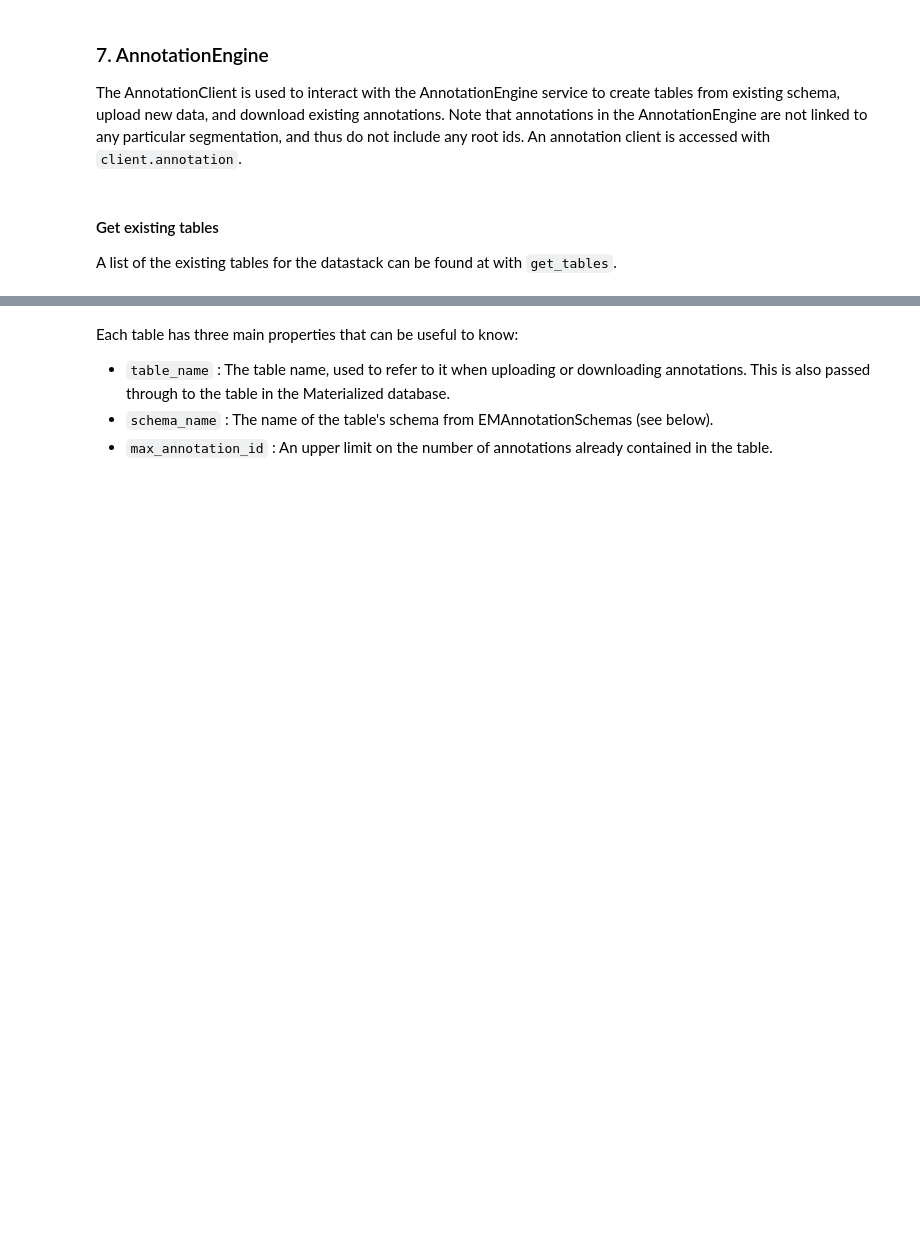
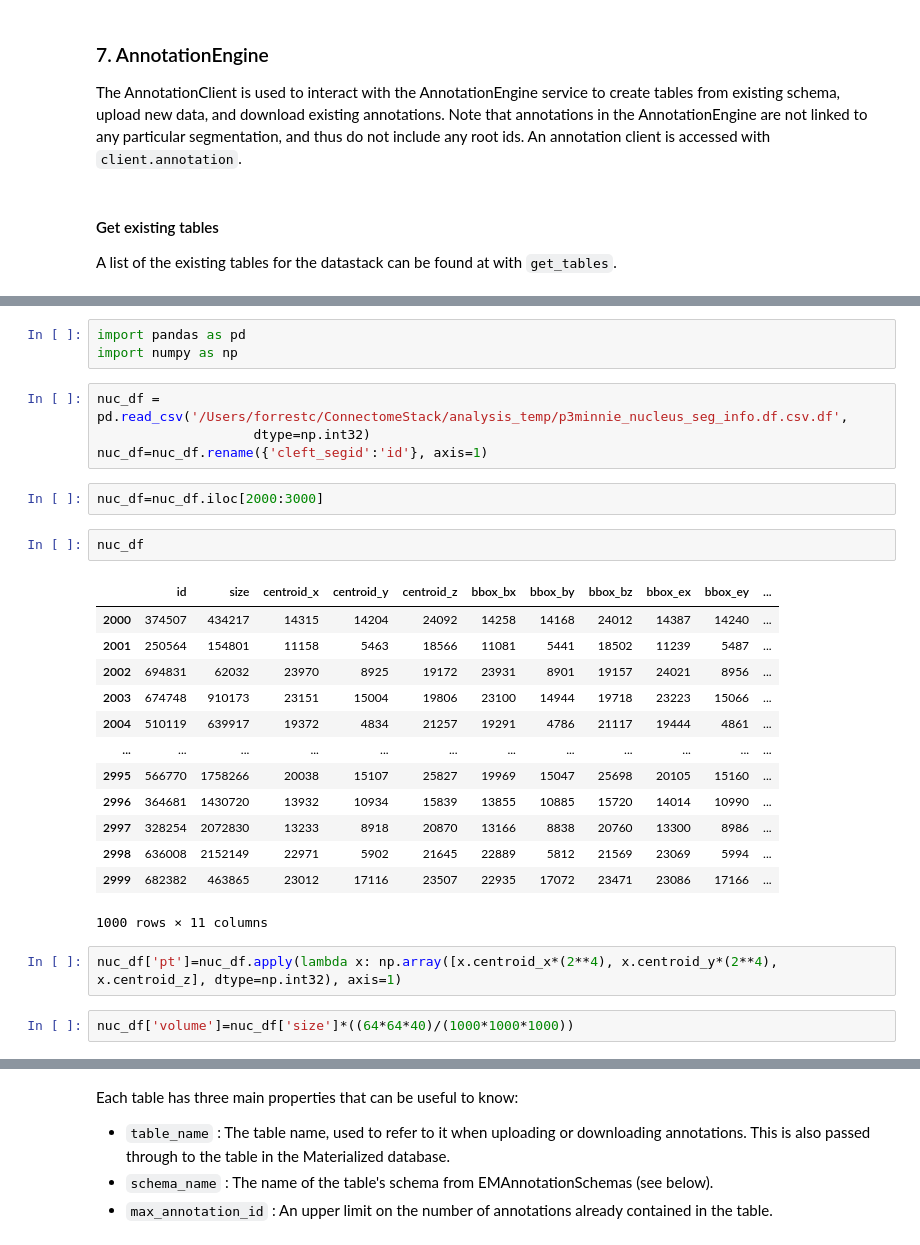
Before and after one commit to CAVEconnectome/CAVEclient, a Jupyter notebook: FrameworkClientExamples.ipynb, the cells around one changed output, grey strips where cells are left out. Saved outputs shown, nothing was run; the diff lists cells and outputs as text; blank space fills up the shorter version.

```diff
--- a/FrameworkClientExamples.ipynb
+++ b/FrameworkClientExamples.ipynb
@@ -206,0 +239,29 @@ all_tables
+# %%
+import pandas as pd
+import numpy as np
+# %%
+nuc_df = pd.read_csv('/Users/forrestc/ConnectomeStack/analysis_temp/p3minnie_nucleus_seg_info.df.csv.df',
+                    dtype=np.int32)
+nuc_df=nuc_df.rename({'cleft_segid':'id'}, axis=1)
+# %%
+nuc_df=nuc_df.iloc[2000:3000]
+# %%
+nuc_df
+# %% [output]
+|  | id | size | centroid_x | centroid_y | centroid_z | bbox_bx | bbox_by | bbox_bz | bbox_ex | bbox_ey | ... |
+| 2000 | 374507 | 434217 | 14315 | 14204 | 24092 | 14258 | 14168 | 24012 | 14387 | 14240 | ... |
+| 2001 | 250564 | 154801 | 11158 | 5463 | 18566 | 11081 | 5441 | 18502 | 11239 | 5487 | ... |
+| 2002 | 694831 | 62032 | 23970 | 8925 | 19172 | 23931 | 8901 | 19157 | 24021 | 8956 | ... |
+| 2003 | 674748 | 910173 | 23151 | 15004 | 19806 | 23100 | 14944 | 19718 | 23223 | 15066 | ... |
+| 2004 | 510119 | 639917 | 19372 | 4834 | 21257 | 19291 | 4786 | 21117 | 19444 | 4861 | ... |
+| ... | ... | ... | ... | ... | ... | ... | ... | ... | ... | ... | ... |
+| 2995 | 566770 | 1758266 | 20038 | 15107 | 25827 | 19969 | 15047 | 25698 | 20105 | 15160 | ... |
+| 2996 | 364681 | 1430720 | 13932 | 10934 | 15839 | 13855 | 10885 | 15720 | 14014 | 10990 | ... |
+| 2997 | 328254 | 2072830 | 13233 | 8918 | 20870 | 13166 | 8838 | 20760 | 13300 | 8986 | ... |
+| 2998 | 636008 | 2152149 | 22971 | 5902 | 21645 | 22889 | 5812 | 21569 | 23069 | 5994 | ... |
+| 2999 | 682382 | 463865 | 23012 | 17116 | 23507 | 22935 | 17072 | 23471 | 23086 | 17166 | ... |
+1000 rows × 11 columns
+# %%
+nuc_df['pt']=nuc_df.apply(lambda x: np.array([x.centroid_x*(2**4), x.centroid_y*(2**4), x.centroid_z], dtype=np.int32), axis=1)
+# %%
+nuc_df['volume']=nuc_df['size']*((64*64*40)/(1000*1000*1000))
```
Also changed, not shown: parts of 26 cells of this notebook.
